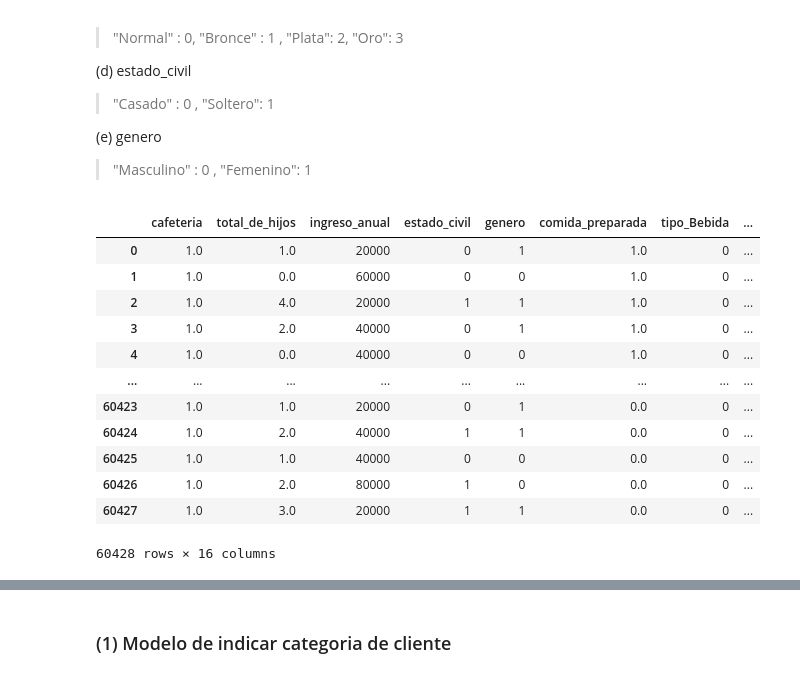
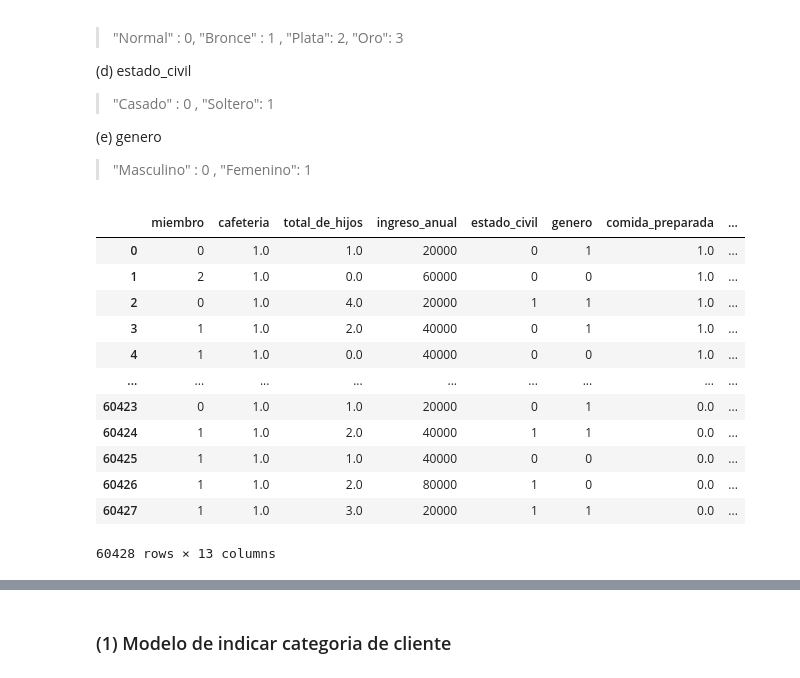
Before and after one commit to Bigote93/EscenciaDelCliente, a Jupyter notebook: EscenciaDelCliente.ipynb, the cells around one changed output, grey strips where cells are left out. Drawn from its saved outputs; the diff is of its cells as text; code cells hidden in the pictures.

```diff
--- a/EscenciaDelCliente.ipynb
+++ b/EscenciaDelCliente.ipynb
@@ -1057,51 +1057,53 @@ df_modelos.sample(5)
 #Solo consideraremos las siguientes si tuvieramos modelos basados en no binarios
 #     tipo_map = {'Comida': 0, 'Bebida': 1, 'No comestible': 2}
 #     pais_map = {'Estados Unidos': 0, 'México': 1, 'Canadá': 2}
-#     miembro_map = {'Normal': 0, 'Bronce': 1, 'Plata': 2, 'Oro': 3}
+#
 
 
 #Mapas de transformacion
 estado_civil_map = {'Casado': 0, 'Soltero': 1}
 genero_map = {'Masculino': 0, 'Femenino': 1}
+miembro_map = {'Normal': 0, 'Bronce': 1, 'Plata': 2, 'Oro': 3}
 
 #Dummies por las columnas categoricas
 dummies_tipo = pd.get_dummies(df_modelos['tipo'], prefix='tipo')
 dummies_pais = pd.get_dummies(df_modelos['pais'], prefix='pais')
-dummies_miembro = pd.get_dummies(df_modelos['miembro'], prefix='miembro')
+#dummies_miembro = pd.get_dummies(df_modelos['miembro'], prefix='miembro')
 
 #Concatenamos dummies
 df_modelos = pd.concat(
-    [df_modelos, dummies_tipo,dummies_pais, dummies_miembro],
+    [df_modelos, dummies_tipo,dummies_pais, ],
     axis = 1
     )
 #Eliminamos las columnas accionadas con dummies
-df_modelos.drop(['tipo','pais','miembro'], axis = 1, inplace = True)
+df_modelos.drop(['tipo','pais',], axis = 1, inplace = True)
 
 ciudad_map = {}
 
 #Mapa de cambios valores por asignacion de diccionarios
 mapas = [
     ['estado_civil', estado_civil_map],
     ['genero', genero_map],
+    ['miembro',miembro_map]
 ]
 
 #Cambiar valores por mapa de diccionario
 for columnas_mapa in mapas:
   df_modelos[columnas_mapa[0]] = df_modelos[columnas_mapa[0]].replace(columnas_mapa[1])
 
 #Impresion de modelos
 df_modelos
 # %% [output]
-|  | cafeteria | total_de_hijos | ingreso_anual | estado_civil | genero | comida_preparada | tipo_Bebida | ... |
-| 0 | 1.0 | 1.0 | 20000 | 0 | 1 | 1.0 | 0 | ... |
-| 1 | 1.0 | 0.0 | 60000 | 0 | 0 | 1.0 | 0 | ... |
-| 2 | 1.0 | 4.0 | 20000 | 1 | 1 | 1.0 | 0 | ... |
-| 3 | 1.0 | 2.0 | 40000 | 0 | 1 | 1.0 | 0 | ... |
-| 4 | 1.0 | 0.0 | 40000 | 0 | 0 | 1.0 | 0 | ... |
+|  | miembro | cafeteria | total_de_hijos | ingreso_anual | estado_civil | genero | comida_preparada | ... |
+| 0 | 0 | 1.0 | 1.0 | 20000 | 0 | 1 | 1.0 | ... |
+| 1 | 2 | 1.0 | 0.0 | 60000 | 0 | 0 | 1.0 | ... |
+| 2 | 0 | 1.0 | 4.0 | 20000 | 1 | 1 | 1.0 | ... |
+| 3 | 1 | 1.0 | 2.0 | 40000 | 0 | 1 | 1.0 | ... |
+| 4 | 1 | 1.0 | 0.0 | 40000 | 0 | 0 | 1.0 | ... |
 | ... | ... | ... | ... | ... | ... | ... | ... | ... |
-| 60423 | 1.0 | 1.0 | 20000 | 0 | 1 | 0.0 | 0 | ... |
-| 60424 | 1.0 | 2.0 | 40000 | 1 | 1 | 0.0 | 0 | ... |
-| 60425 | 1.0 | 1.0 | 40000 | 0 | 0 | 0.0 | 0 | ... |
-| 60426 | 1.0 | 2.0 | 80000 | 1 | 0 | 0.0 | 0 | ... |
-| 60427 | 1.0 | 3.0 | 20000 | 1 | 1 | 0.0 | 0 | ... |
+| 60423 | 0 | 1.0 | 1.0 | 20000 | 0 | 1 | 0.0 | ... |
+| 60424 | 1 | 1.0 | 2.0 | 40000 | 1 | 1 | 0.0 | ... |
+| 60425 | 1 | 1.0 | 1.0 | 40000 | 0 | 0 | 0.0 | ... |
+| 60426 | 1 | 1.0 | 2.0 | 80000 | 1 | 0 | 0.0 | ... |
+| 60427 | 1 | 1.0 | 3.0 | 20000 | 1 | 1 | 0.0 | ... |
-60428 rows × 16 columns
+60428 rows × 13 columns
```
Also changed, not shown: parts of 33 cells of this notebook.
